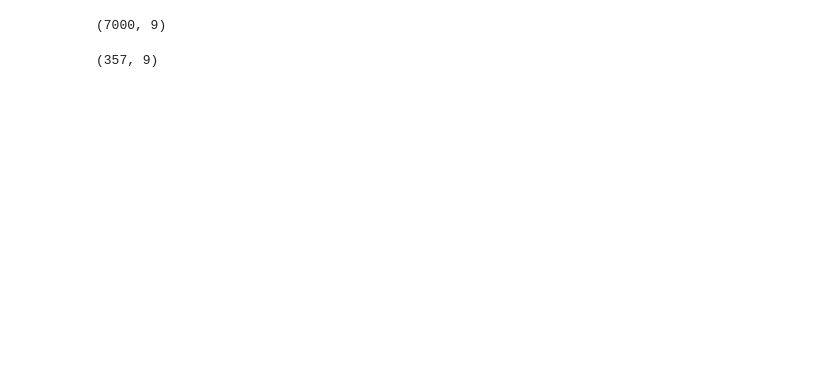
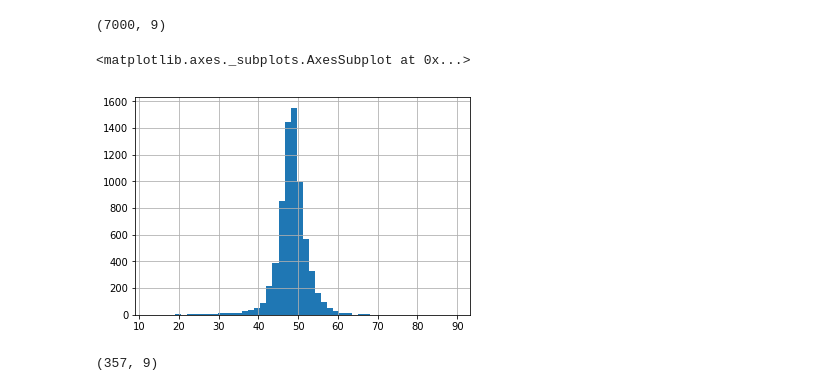
Before and after one commit to amirkatooz/capstone, a Jupyter notebook: make_data.ipynb, the cells around one changed output. Saved outputs shown, nothing was run; the diff lists cells and outputs as text; code cells hidden in the pictures; blank space fills up the shorter version.

```diff
--- a/make_data.ipynb
+++ b/make_data.ipynb
@@ -22,6 +20,11 @@ four_keypoints_df = df.loc[:, ['nose_tip_x', 'nose_tip_y',
 four_keypoints_df.shape
 # %% [output]
 (7000, 9)
+# %%
+four_keypoints_df.nose_tip_x.hist(bins=50)
+# %% [output]
+<matplotlib.axes._subplots.AxesSubplot at 0x...>
+[figure, added]
 # %%
 uniform_df = pd.DataFrame(columns=four_keypoints_df.columns)
 
```
Also changed, not shown: parts of 6 cells of this notebook, 3 other files.
